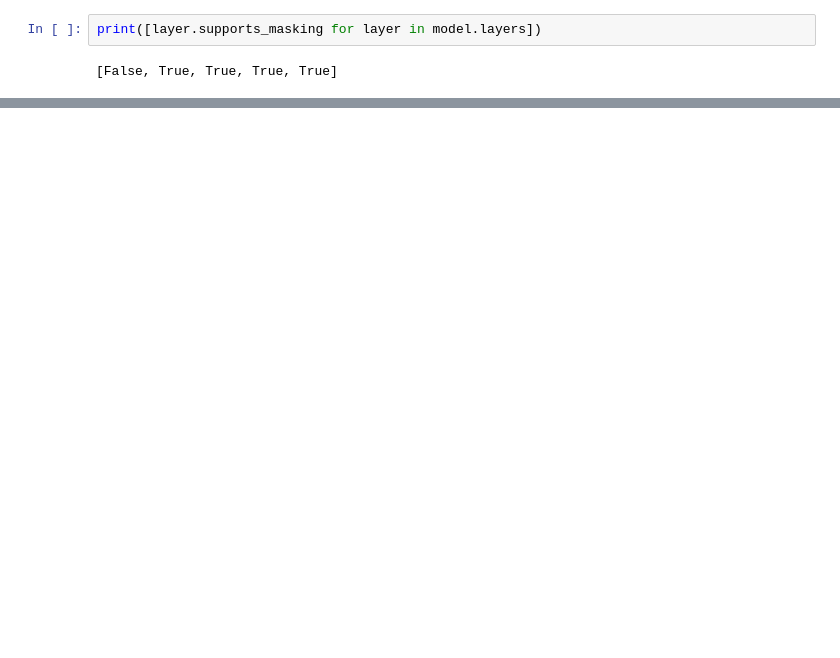
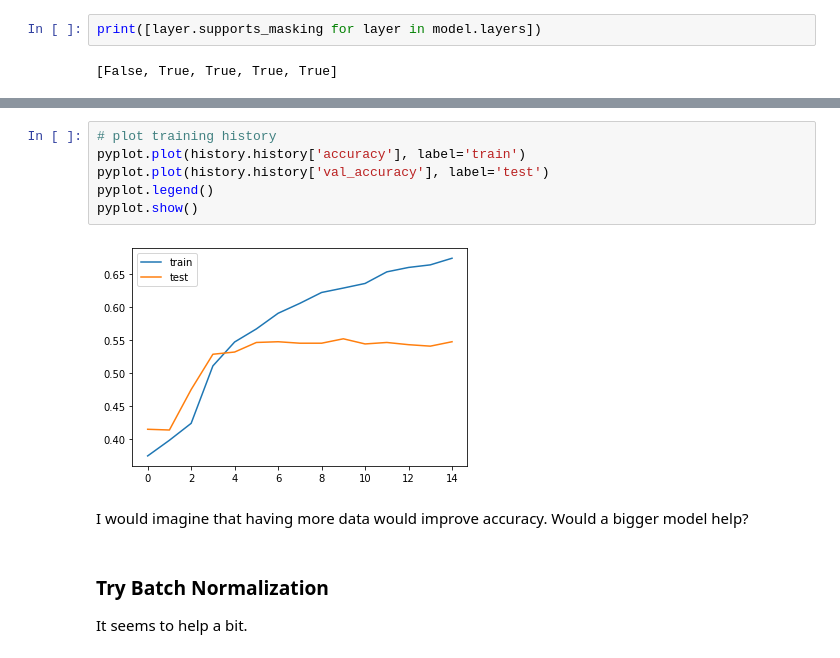
Before and after one commit to elinsky/coffee_analytics, a Jupyter notebook: notebooks/exploratory/2021-04-24 Exploratory Model Development - Neural Network.ipynb, the cells around one changed output, grey strips where cells are left out. Drawn from its saved outputs; the diff is of its cells as text; blank space fills up the shorter version.

```diff
--- a/notebooks/exploratory/2021-04-24 Exploratory Model Development - Neural Network.ipynb
+++ b/notebooks/exploratory/2021-04-24 Exploratory Model Development - Neural Network.ipynb
@@ -104,0 +186,14 @@ NotImplementedError: in user code:
+# %%
+# plot training history
+pyplot.plot(history.history['accuracy'], label='train')
+pyplot.plot(history.history['val_accuracy'], label='test')
+pyplot.legend()
+pyplot.show()
+# %% [output]
+[figure, added]
+# %% [markdown]
+I would imagine that having more data would improve accuracy.  Would a bigger model help?
+# %% [markdown]
+### Try Batch Normalization
+
+It seems to help a bit.
```
Also changed, not shown: parts of 37 cells of this notebook, 6 other files.
